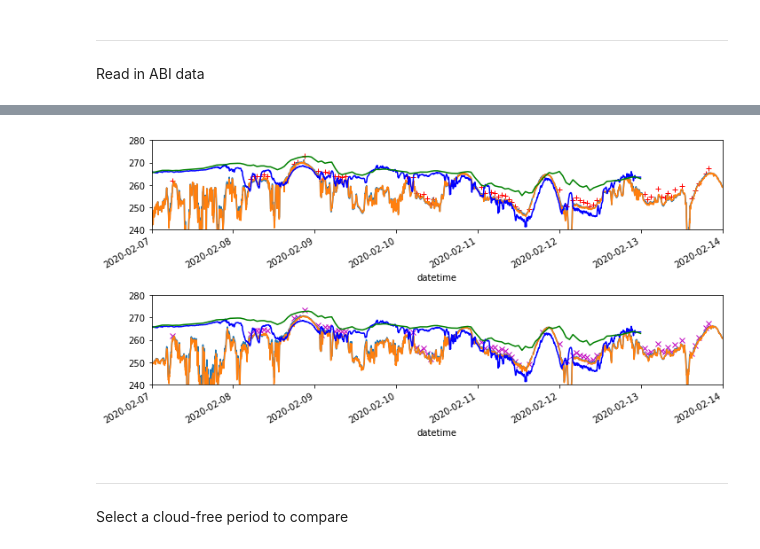
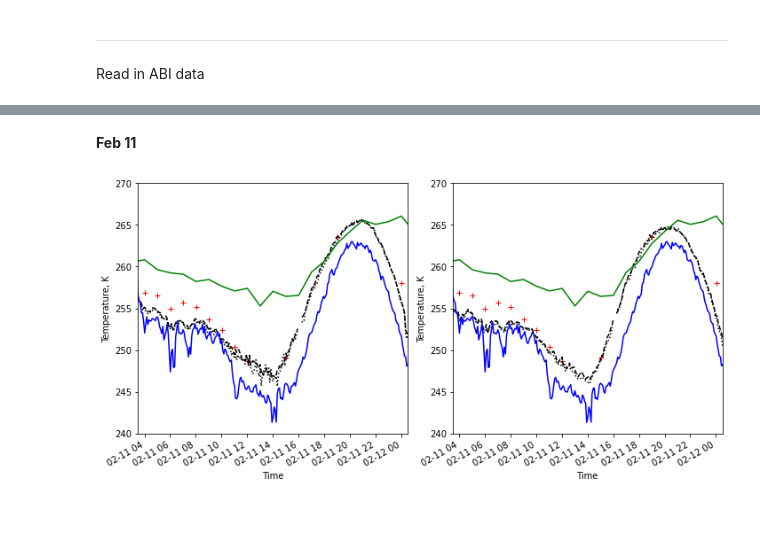
Before and after one commit to spestana/snowex2020, a Jupyter notebook: abi_vs_ground.ipynb, the cells around one changed output, grey strips where cells are left out. Cells and saved outputs as stored; diff of their text form; code cells hidden in the pictures; blank space fills up the shorter version.

Commit message:
Update plots

```diff
--- a/abi_vs_ground.ipynb
+++ b/abi_vs_ground.ipynb
@@ -108,0 +134,2 @@ for df in df_list:
+# %%
+starttime, endtime = '2020-02-08 13:45', '2020-02-09 01:30'
@@ -109,34 +281,41 @@ for df in df_list:
+# %% [markdown]
+**Feb 11**
+# %%
+starttime, endtime = '2020-02-11 03:30', '2020-02-12 00:30'
 # %%
 # plot timeseries for one pixel
-fig, axs = plt.subplots(nrows=2, ncols= 1, figsize=(10,5), tight_layout=True)
+fig, axs = plt.subplots(nrows=1, ncols= 2, figsize=(10,5), tight_layout=True)
 
-[axA16, axA17] = axs.ravel()
+[axA17, axA16] = axs.ravel()
 
 
 ### Pixel A
 
 # GOES-16
-pixelA_g16_lst.LST.plot(marker = '+', linestyle='none', color='r', ax=axA16)
-pixelA_g16_rad.b13_tb_2km.plot(ax=axA16)
-pixelA_g16_rad.b14_tb_2km.plot(ax=axA16)
-df_merged.rad_avg.plot(ax=axA16, c='b')
-df_merged.AirTC_20ft_Avg.plot(ax=axA16, c='g')
+pixelA_g16_lst.LST.plot(marker = '+', linestyle='none', color='r', ax=axA16, label='GOES-16 LST')
+pixelA_g16_rad.b13_tb_2km.plot(ax=axA16, c='k', linestyle='--', label='GOES-16 ABI b13 $T_B$')
+pixelA_g16_rad.b14_tb_2km.plot(ax=axA16, c='k', linestyle=':', label='GOES-16 ABI b14 $T_B$')
+df_merged.rad_avg.plot(ax=axA16, c='b', label='In Situ $T_S$')
+df_merged.AirTC_20ft_Avg.plot(ax=axA16, c='g', label='In Situ $T_A$')
 
 # GOES-17
-pixelA_g17_lst.LST.plot(marker = 'x', linestyle='none',  color='m', ax=axA17)
-pixelA_g17_rad.b13_tb_2km.plot(ax=axA17)
-pixelA_g17_rad.b14_tb_2km.plot(ax=axA17)
-df_merged.rad_avg.plot(ax=axA17, c='b')
-df_merged.AirTC_20ft_Avg.plot(ax=axA17, c='g')
+pixelA_g17_lst.LST.plot(marker = '+', linestyle='none',  color='r', ax=axA17, label='GOES-17 LST')
+pixelA_g17_rad.b13_tb_2km.plot(ax=axA17, c='k', linestyle='--',  label='GOES-17 ABI b13 $T_B$')
+pixelA_g17_rad.b14_tb_2km.plot(ax=axA17, c='k', linestyle=':',  label='GOES-17 ABI b14 $T_B$')
+df_merged.rad_avg.plot(ax=axA17, c='b', label='In Situ $T_S$')
+df_merged.AirTC_20ft_Avg.plot(ax=axA17, c='g', label='In Situ $T_A$')
 
 
 
 # formatting
 for this_ax in axs.ravel():
-    this_ax.set_xlim(pd.Timestamp('2020-02-07'), pd.Timestamp('2020-02-14'))
-    this_ax.set_ylim(240,280)
+    this_ax.set_ylabel('Temperature, K')
+    this_ax.set_xlabel('Time')
+    this_ax.set_xlim(starttime, endtime)
+    this_ax.set_ylim(240,270)
+    #this_ax.legend(loc='lower right')
+
+
+plt.savefig('abi_and_ground_timeline_feb11.jpg')
 # %% [output]
-[figure, old version]
+[figure, new version]
-# %% [markdown]
----
-Select a cloud-free period to compare
```
Also changed, not shown: parts of 8 cells of this notebook.
